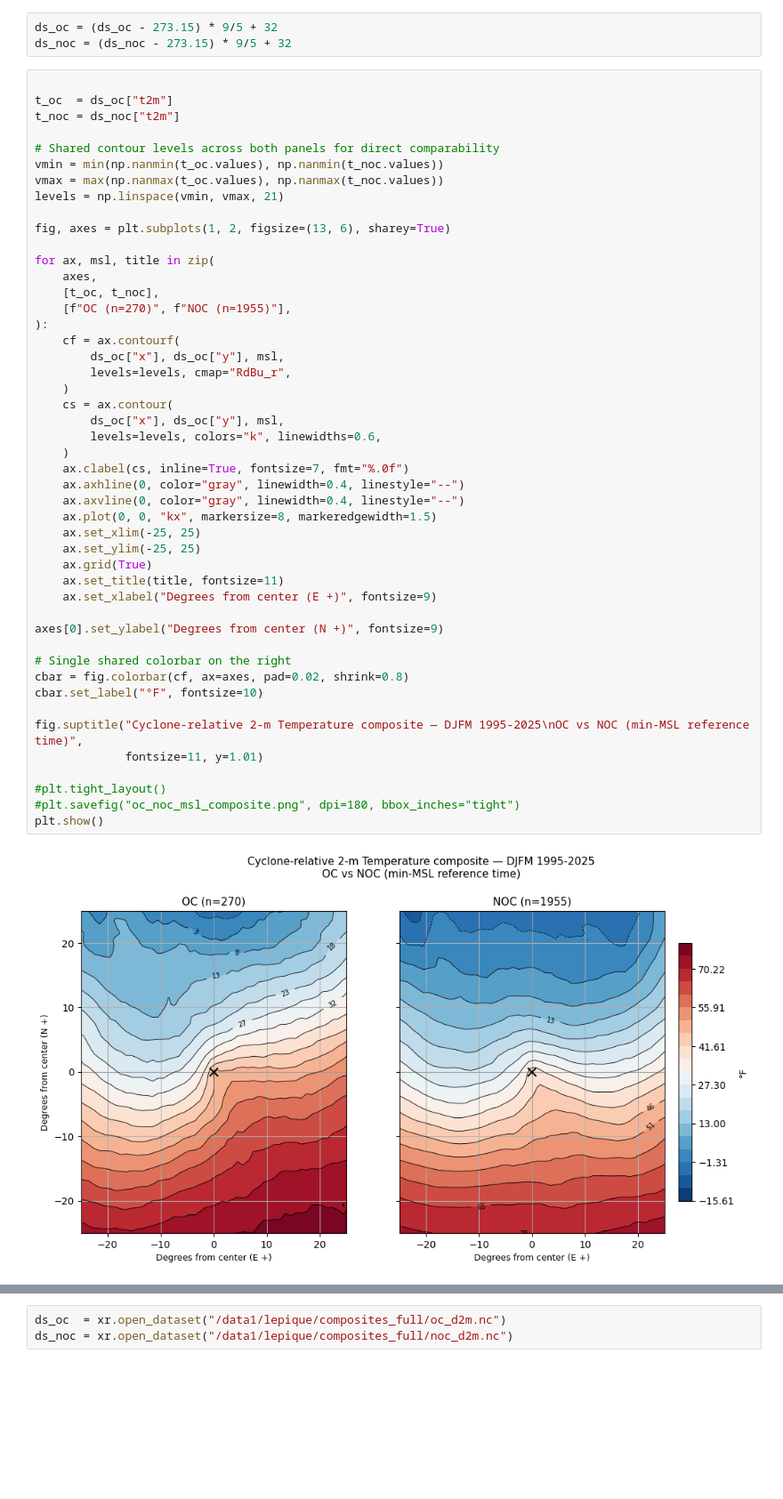
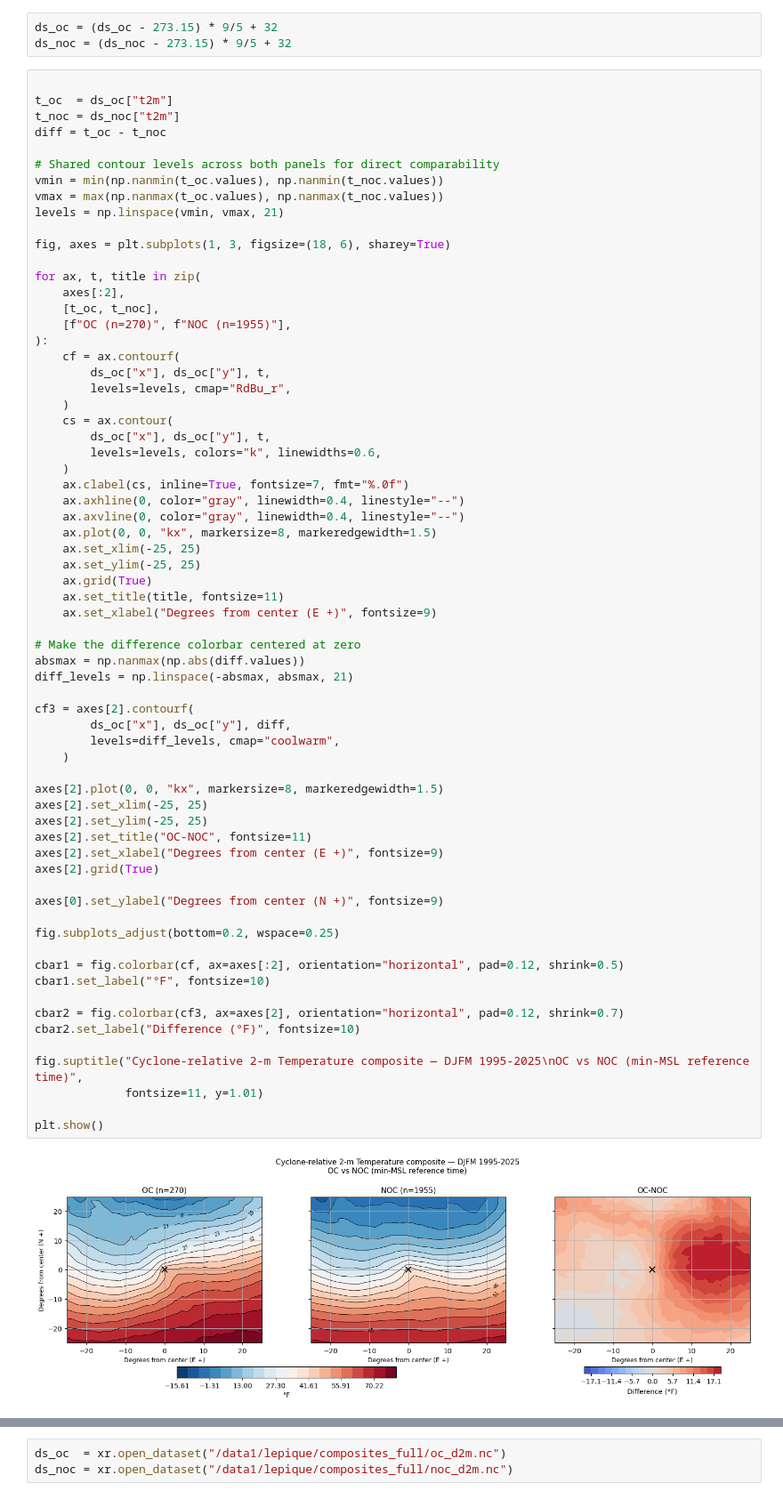
Before and after one commit to augustlepique/circs-research, a Jupyter notebook: TE_compositing.ipynb, the cells around one changed output, grey strips where cells are left out. Shown at 89% size. Saved outputs shown, nothing was run; the diff lists cells and outputs as text; blank space fills up the shorter version.

```diff
--- a/TE_compositing.ipynb
+++ b/TE_compositing.ipynb
@@ -416,48 +409,67 @@ ds_noc = (ds_noc - 273.15) * 9/5 + 32
 
 t_oc  = ds_oc["t2m"]
 t_noc = ds_noc["t2m"]
+diff = t_oc - t_noc
 
 # Shared contour levels across both panels for direct comparability
 vmin = min(np.nanmin(t_oc.values), np.nanmin(t_noc.values))
 vmax = max(np.nanmax(t_oc.values), np.nanmax(t_noc.values))
 levels = np.linspace(vmin, vmax, 21)
 
-fig, axes = plt.subplots(1, 2, figsize=(13, 6), sharey=True)
+fig, axes = plt.subplots(1, 3, figsize=(18, 6), sharey=True)
 
-for ax, msl, title in zip(
-    axes,
+for ax, t, title in zip(
+    axes[:2],
     [t_oc, t_noc],
     [f"OC (n=270)", f"NOC (n=1955)"],
 ):
     cf = ax.contourf(
-        ds_oc["x"], ds_oc["y"], msl,
+        ds_oc["x"], ds_oc["y"], t,
         levels=levels, cmap="RdBu_r",
     )
     cs = ax.contour(
-        ds_oc["x"], ds_oc["y"], msl,
+        ds_oc["x"], ds_oc["y"], t,
         levels=levels, colors="k", linewidths=0.6,
     )
     ax.clabel(cs, inline=True, fontsize=7, fmt="%.0f")
     ax.axhline(0, color="gray", linewidth=0.4, linestyle="--")
     ax.axvline(0, color="gray", linewidth=0.4, linestyle="--")
     ax.plot(0, 0, "kx", markersize=8, markeredgewidth=1.5)
     ax.set_xlim(-25, 25)
     ax.set_ylim(-25, 25)
     ax.grid(True)
     ax.set_title(title, fontsize=11)
     ax.set_xlabel("Degrees from center (E +)", fontsize=9)
 
+# Make the difference colorbar centered at zero
+absmax = np.nanmax(np.abs(diff.values))
+diff_levels = np.linspace(-absmax, absmax, 21)
+
+cf3 = axes[2].contourf(
+        ds_oc["x"], ds_oc["y"], diff,
+        levels=diff_levels, cmap="coolwarm",
+    )
+
+axes[2].plot(0, 0, "kx", markersize=8, markeredgewidth=1.5)
+axes[2].set_xlim(-25, 25)
+axes[2].set_ylim(-25, 25)
+axes[2].set_title("OC-NOC", fontsize=11)
+axes[2].set_xlabel("Degrees from center (E +)", fontsize=9)
+axes[2].grid(True)
+
 axes[0].set_ylabel("Degrees from center (N +)", fontsize=9)
 
-# Single shared colorbar on the right
-cbar = fig.colorbar(cf, ax=axes, pad=0.02, shrink=0.8)
-cbar.set_label("°F", fontsize=10)
+fig.subplots_adjust(bottom=0.2, wspace=0.25)
+
+cbar1 = fig.colorbar(cf, ax=axes[:2], orientation="horizontal", pad=0.12, shrink=0.5)
+cbar1.set_label("°F", fontsize=10)
+
+cbar2 = fig.colorbar(cf3, ax=axes[2], orientation="horizontal", pad=0.12, shrink=0.7)
+cbar2.set_label("Difference (°F)", fontsize=10)
 
 fig.suptitle("Cyclone-relative 2-m Temperature composite — DJFM 1995-2025\nOC vs NOC (min-MSL reference time)",
              fontsize=11, y=1.01)
 
-#plt.tight_layout()
-#plt.savefig("oc_noc_msl_composite.png", dpi=180, bbox_inches="tight")
 plt.show()
 # %% [output]
-[figure, old version]
+[figure, new version]
```
Also changed, not shown: parts of 55 cells of this notebook, 4 other files.
